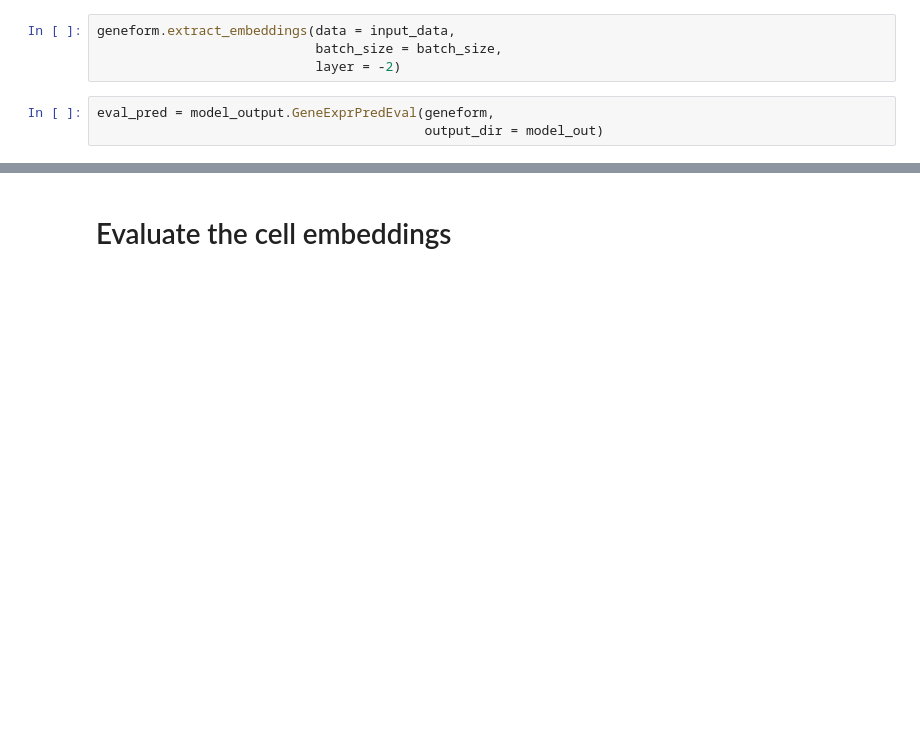
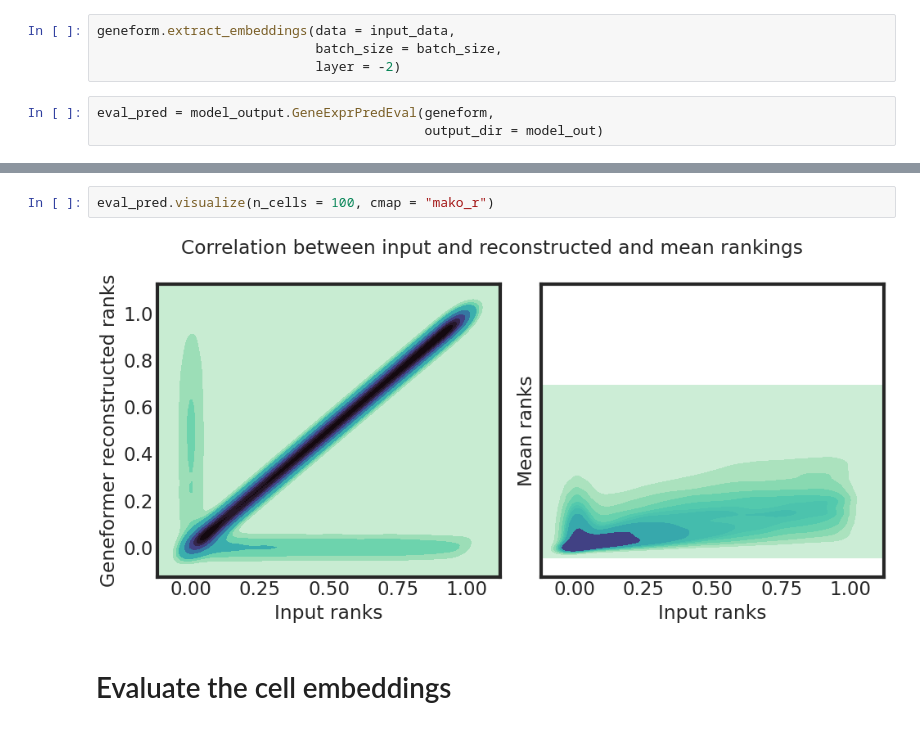
Before and after one commit to microsoft/zero-shot-scfoundation, a Jupyter notebook: notebooks/Geneformer_zero_shot.ipynb, the cells around one changed output, grey strips where cells are left out. Cells and saved outputs as stored; diff of their text form; blank space fills up the shorter version.

Commit message:
fixed scalling the rankings; updated code to plot KDE

```diff
--- a/notebooks/Geneformer_zero_shot.ipynb
+++ b/notebooks/Geneformer_zero_shot.ipynb
@@ -122,3 +123,7 @@ INFO     | 2023-10-16 17:12:40 | Subsetting to 10 cells
+# %%
+eval_pred.visualize(n_cells = 100, cmap = "mako_r")
+# %% [output]
+[figure, added]
 # %% [markdown]
 # Evaluate the cell embeddings
 # %% [markdown]
```
Also changed, not shown: parts of 11 cells of this notebook, 2 other files.
